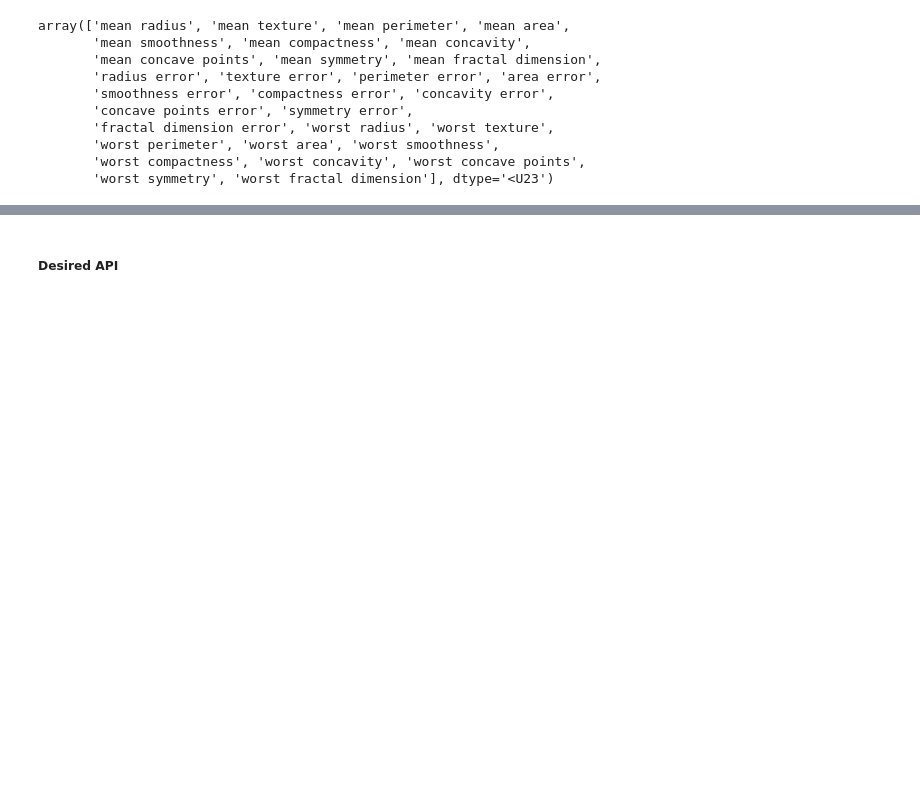
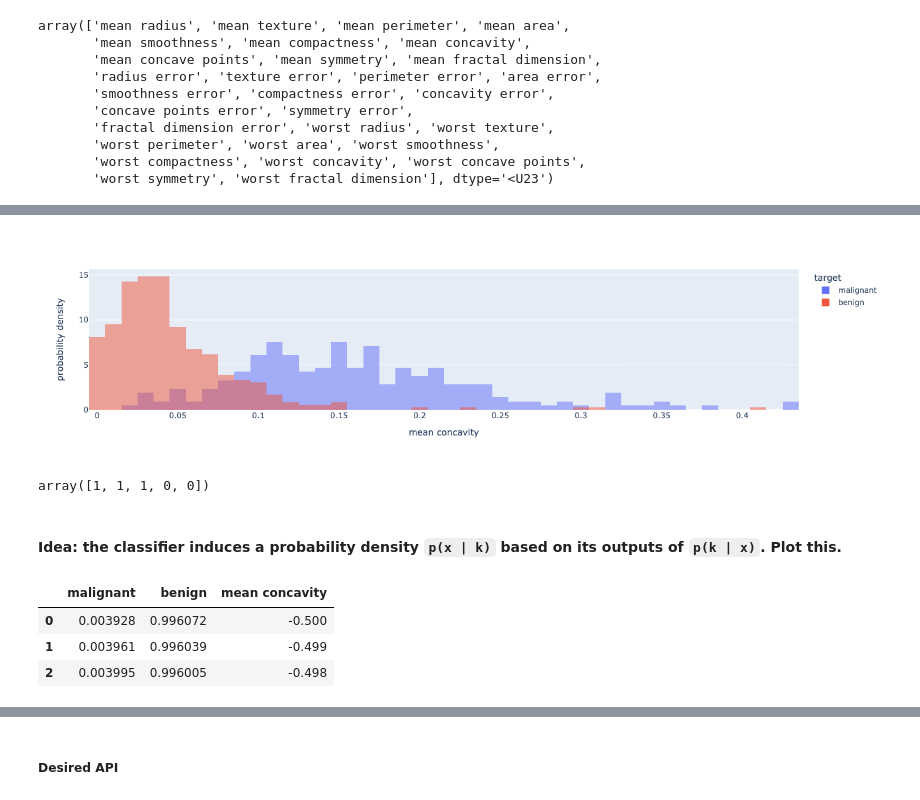
Before and after one commit to PythonCharmers/maxentropy, a Jupyter notebook: notebooks/Ideas - improving a classification model.ipynb, the cells around one changed output, grey strips where cells are left out. Drawn from its saved outputs; the diff is of its cells as text; code cells hidden in the pictures; blank space fills up the shorter version.

```diff
--- a/notebooks/Ideas - improving a classification model.ipynb
+++ b/notebooks/Ideas - improving a classification model.ipynb
@@ -47,8 +46,0 @@ y_cancer = cancer['target']
-# %%
-from sklearn.neural_network import MLPClassifier
-
-net = MLPClassifier(hidden_layer_sizes=(100,))
-
-net.fit(X_cancer, y_cancer)
-
-net.score(X_cancer, y_cancer)
@@ -453,0 +73,11 @@ array([0, 0, 0, 0, 0, 0, 0, 0, 0, 0, 0, 0, 0, 0, 0, 0, 0, 0, 0, 0, 0, 0,
+# %%
+fig_hists = px.histogram(df_cancer, x='mean concavity', color='target', histnorm='probability density', barmode='overlay', nbins=80)
+fig_hists
+# %% [output]
+[figure, added]
+# %%
+model_lr.predict([[0.05], [0.1], [0.15], [0.17], [0.2]])
+# %% [output]
+array([1, 1, 1, 0, 0])
+# %% [markdown]
+#### Idea: the classifier induces a probability density `p(x | k)` based on its outputs of `p(k | x)`. Plot this.
@@ -453,0 +92,7 @@ array([0, 0, 0, 0, 0, 0, 0, 0, 0, 0, 0, 0, 0, 0, 0, 0, 0, 0, 0, 0, 0, 0,
+# %%
+pred_df[:3]
+# %% [output]
+|  | malignant | benign | mean concavity |
+| 0 | 0.003928 | 0.996072 | -0.500 |
+| 1 | 0.003961 | 0.996039 | -0.499 |
+| 2 | 0.003995 | 0.996005 | -0.498 |
```
Also changed, not shown: parts of 179 cells of this notebook, 3 other files.
